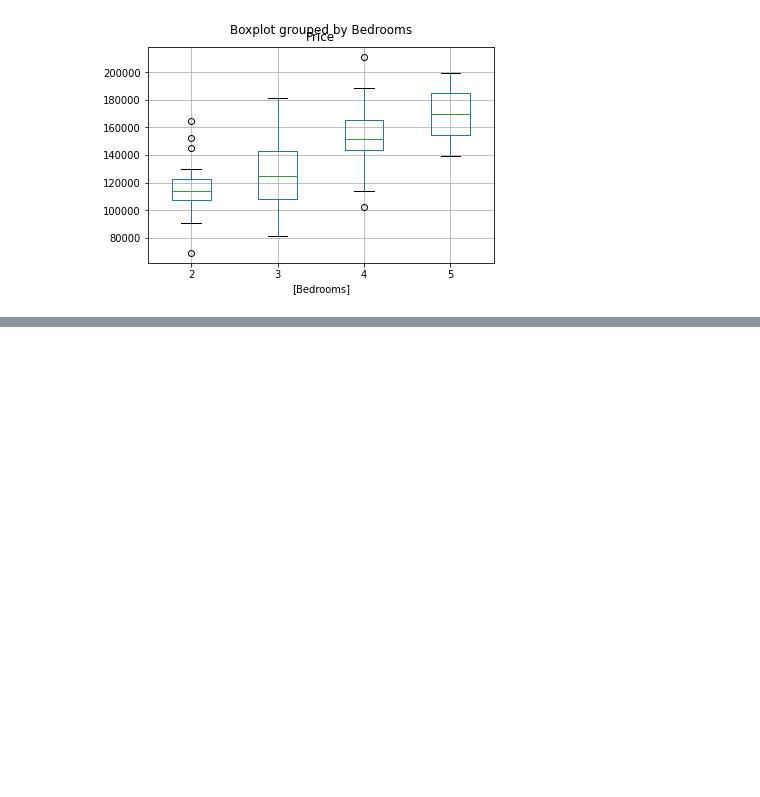
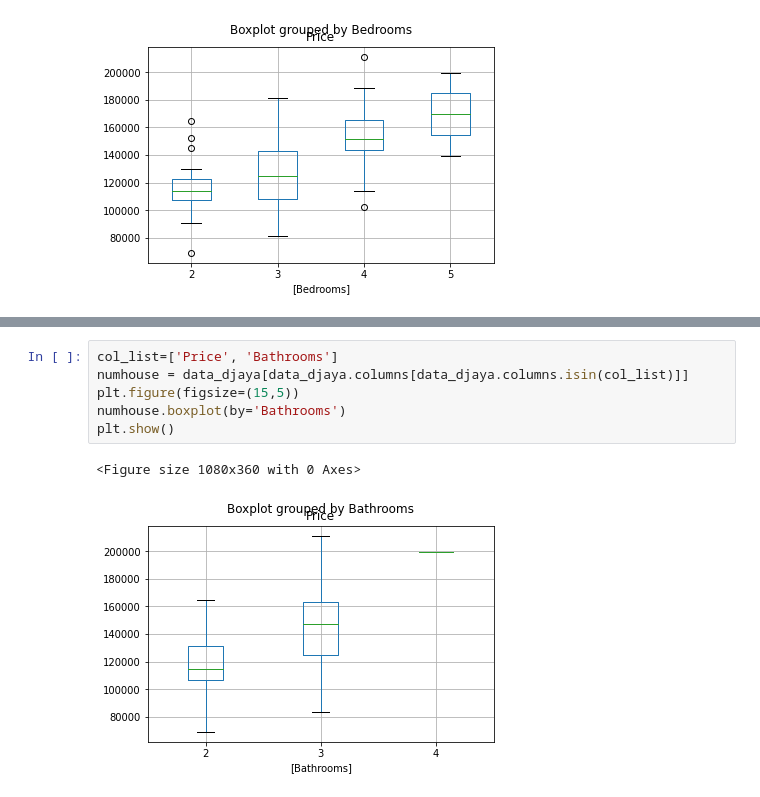
Before and after one commit to crusta/Statiska, a Jupyter notebook: Prak8.ipynb, the cells around one changed output, grey strips where cells are left out. Cells and saved outputs as stored; diff of their text form; blank space fills up the shorter version.

```diff
--- a/Prak8.ipynb
+++ b/Prak8.ipynb
@@ -60,0 +75,9 @@ plt.show()
+# %%
+col_list=['Price', 'Bathrooms']
+numhouse = data_djaya[data_djaya.columns[data_djaya.columns.isin(col_list)]]
+plt.figure(figsize=(15,5))
+numhouse.boxplot(by='Bathrooms')
+plt.show()
+# %% [output]
+<Figure size 1080x360 with 0 Axes>
+[figure, added]
```
Also changed, not shown: parts of 2 cells of this notebook.
